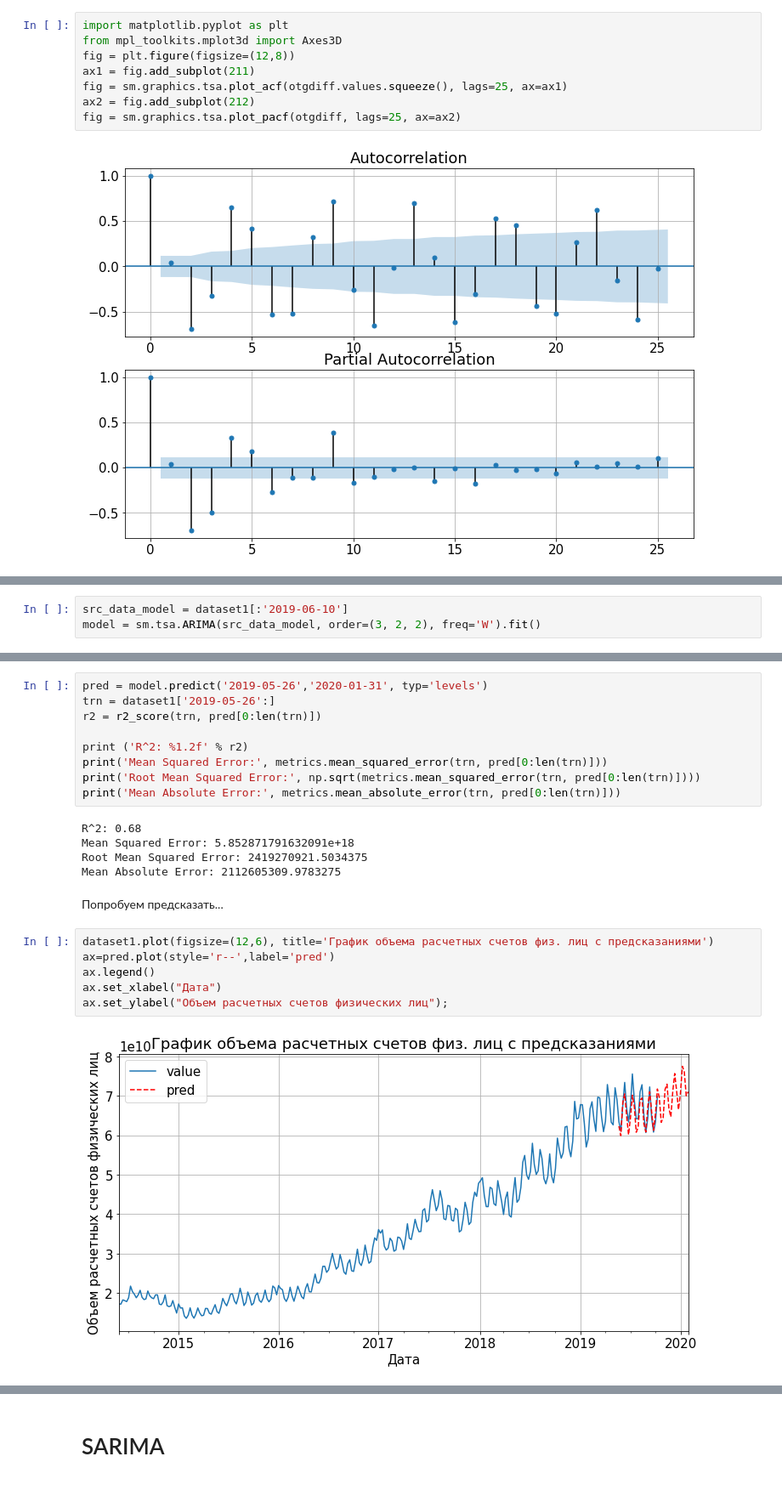
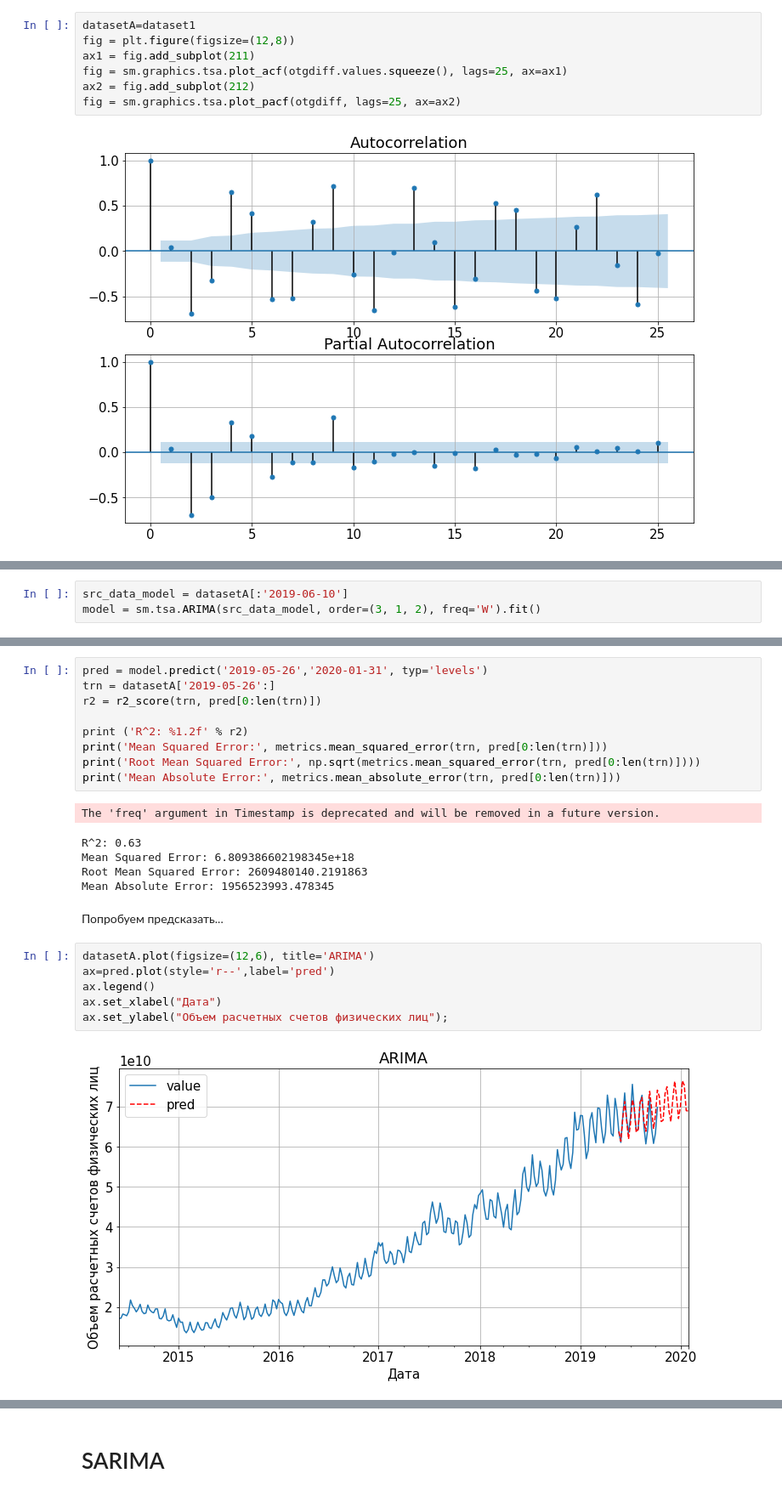
Before and after one commit to NickPavlovskii/sber, a Jupyter notebook: sber_prediction_v2.ipynb, the cells around one changed output, grey strips where cells are left out. Shown at 85% size. Saved outputs shown, nothing was run; the diff lists cells and outputs as text.

```diff
--- a/sber_prediction_v2.ipynb
+++ b/sber_prediction_v2.ipynb
@@ -750,8 +721,7 @@ p — порядок компоненты AR
 d — порядок интегрированного ряда
 q — порядок компонетны MA
 # %%
-import matplotlib.pyplot as plt
-from mpl_toolkits.mplot3d import Axes3D
+datasetA=dataset1
 fig = plt.figure(figsize=(12,8))
 ax1 = fig.add_subplot(211)
 fig = sm.graphics.tsa.plot_acf(otgdiff.values.squeeze(), lags=25, ax=ax1)
@@ -762,6 +738,6 @@ fig = sm.graphics.tsa.plot_pacf(otgdiff, lags=25, ax=ax2)
 # %%
-src_data_model = dataset1[:'2019-06-10']
-model = sm.tsa.ARIMA(src_data_model, order=(3, 2, 2), freq='W').fit()
+src_data_model = datasetA[:'2019-06-10']
+model = sm.tsa.ARIMA(src_data_model, order=(3, 1, 2), freq='W').fit()
 # %% [output]
 statsmodels.tsa.arima_model.ARMA and statsmodels.tsa.arima_model.ARIMA have
 been deprecated in favor of statsmodels.tsa.arima.model.ARIMA (note the .
@@ -806,6 +790,6 @@ q_test = sm.tsa.stattools.acf(model.resid, qstat=True) #свойство resid,
 # %%
 pred = model.predict('2019-05-26','2020-01-31', typ='levels')
-trn = dataset1['2019-05-26':]
+trn = datasetA['2019-05-26':]
 r2 = r2_score(trn, pred[0:len(trn)])
 
 print ('R^2: %1.2f' % r2)
@@ -813,18 +797,19 @@ print('Mean Squared Error:', metrics.mean_squared_error(trn, pred[0:len(trn)]))
 print('Root Mean Squared Error:', np.sqrt(metrics.mean_squared_error(trn, pred[0:len(trn)])))
 print('Mean Absolute Error:', metrics.mean_absolute_error(trn, pred[0:len(trn)]))
 # %% [output]
-R^2: 0.68
-Mean Squared Error: 5.852871791632091e+18
-Root Mean Squared Error: 2419270921.5034375
-Mean Absolute Error: 2112605309.9783275
+The 'freq' argument in Timestamp is deprecated and will be removed in a future version.
+R^2: 0.63
+Mean Squared Error: 6.809386602198345e+18
+Root Mean Squared Error: 2609480140.2191863
+Mean Absolute Error: 1956523993.478345
 # %% [markdown]
 Попробуем предсказать...
 # %%
-dataset1.plot(figsize=(12,6), title='График объема расчетных счетов физ. лиц c предсказаниями')
+datasetA.plot(figsize=(12,6), title='ARIMA')
 ax=pred.plot(style='r--',label='pred')
 ax.legend()
 ax.set_xlabel("Дата")
 ax.set_ylabel("Объем расчетных счетов физических лиц");
 # %% [output]
-[figure, old version]
+[figure, new version]
 # %%
```
Also changed, not shown: parts of 265 cells of this notebook.
